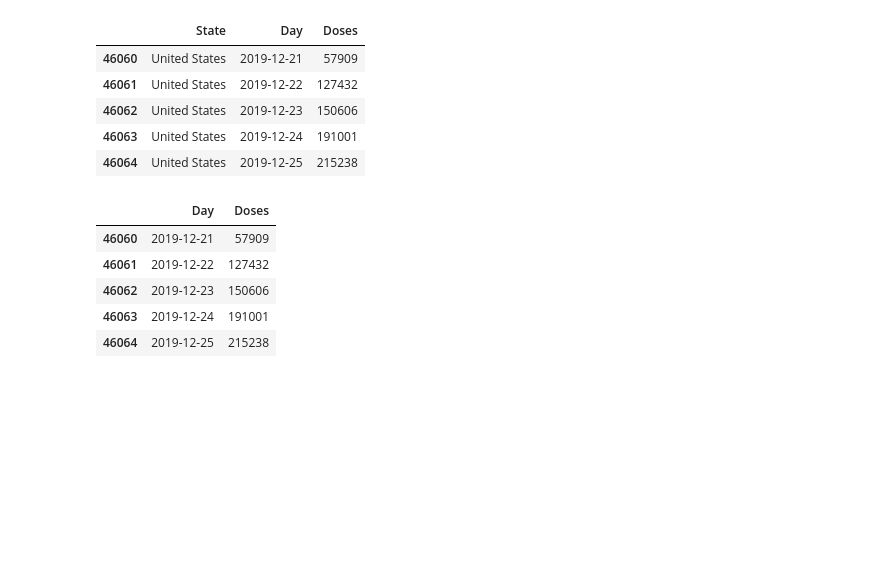
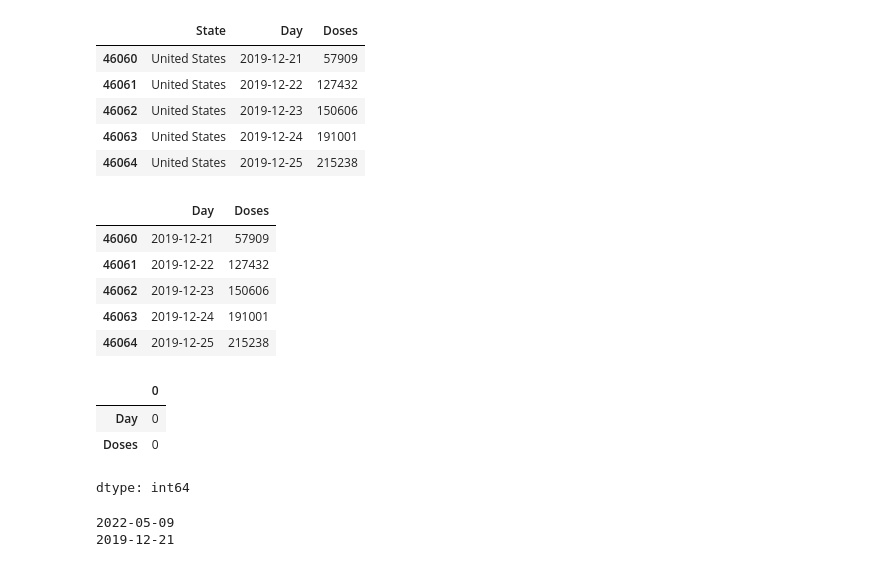
Before and after one commit to carolinehagood/covid-project, a Jupyter notebook: vaccine_data_cleaning.ipynb, the cells around one changed output. Cells and saved outputs as stored; diff of their text form; code cells hidden in the pictures; blank space fills up the shorter version.

```diff
--- a/vaccine_data_cleaning.ipynb
+++ b/vaccine_data_cleaning.ipynb
@@ -50,3 +52,17 @@ df_filtered.head(5)
 | 46062 | 2019-12-23 | 150606 |
 | 46063 | 2019-12-24 | 191001 |
 | 46064 | 2019-12-25 | 215238 |
+# %%
+df_filtered.isna().sum()
+# %% [output]
+|  | 0 |
+| Day | 0 |
+| Doses | 0 |
+dtype: int64
+# %%
+# What is the range of Day variable?
+print(df_filtered['Day'].max())
+print(df_filtered['Day'].min())
+# %% [output]
+2022-05-09
+2019-12-21
```
Also changed, not shown: parts of 6 cells of this notebook.
